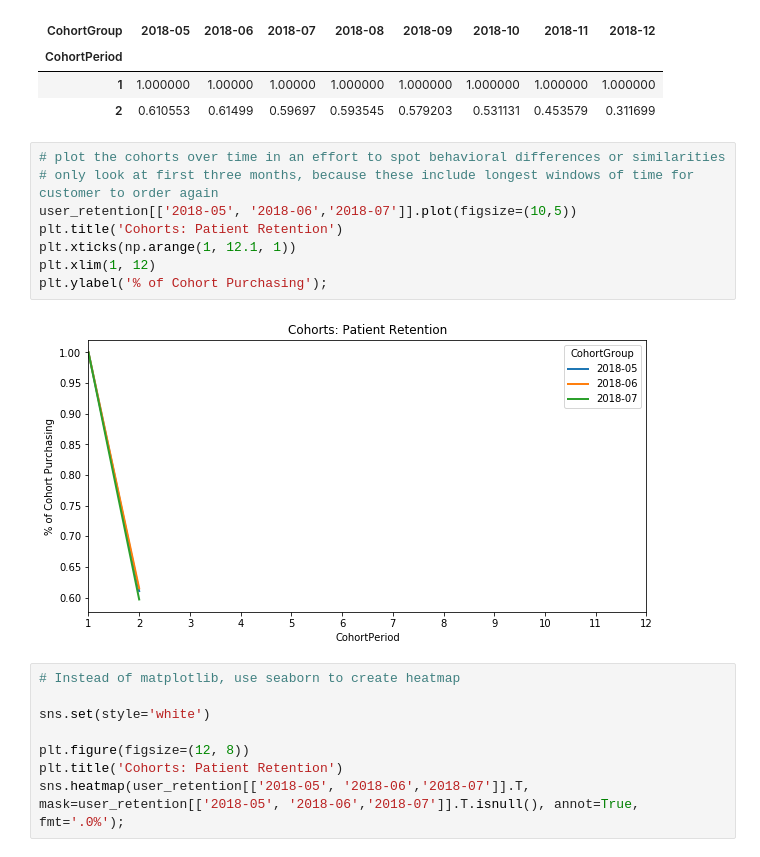
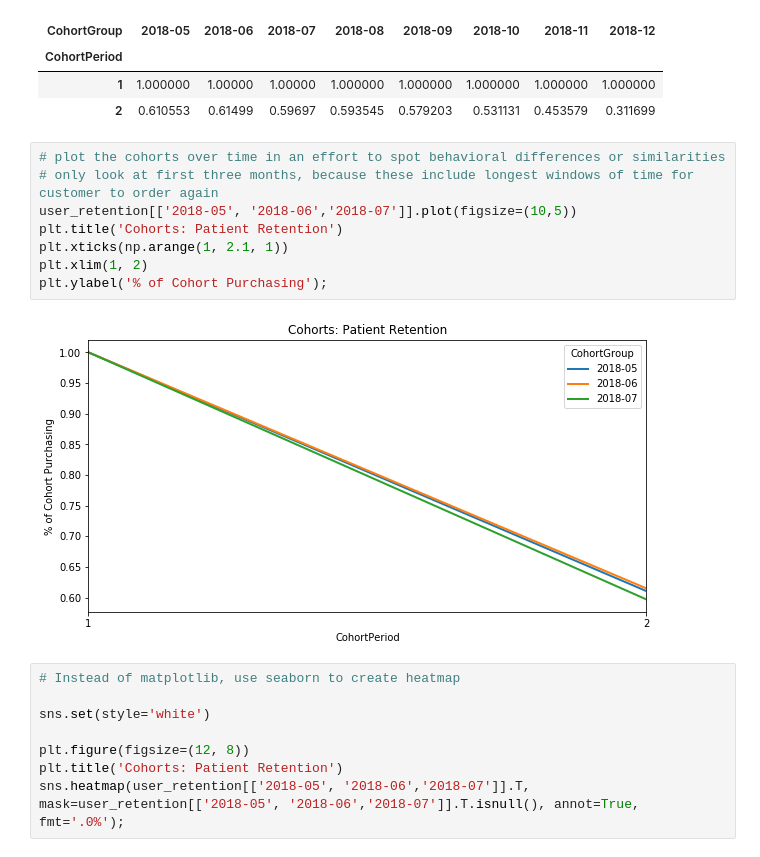
Before and after one commit to MartinAlonzo1/capsule, a Jupyter notebook: Capsule.ipynb, the cells around one changed output. Cells and saved outputs as stored; diff of their text form.

```diff
--- a/Capsule.ipynb
+++ b/Capsule.ipynb
@@ -273,13 +273,13 @@ user_retention.head(10)
 # %%
 # plot the cohorts over time in an effort to spot behavioral differences or similarities
 # only look at first three months, because these include longest windows of time for customer to order again
 user_retention[['2018-05', '2018-06','2018-07']].plot(figsize=(10,5))
 plt.title('Cohorts: Patient Retention')
-plt.xticks(np.arange(1, 12.1, 1))
-plt.xlim(1, 12)
+plt.xticks(np.arange(1, 2.1, 1))
+plt.xlim(1, 2)
 plt.ylabel('% of Cohort Purchasing');
 # %% [output]
-[figure, old version]
+[figure, new version]
 # %%
 # Instead of matplotlib, use seaborn to create heatmap
 
```
